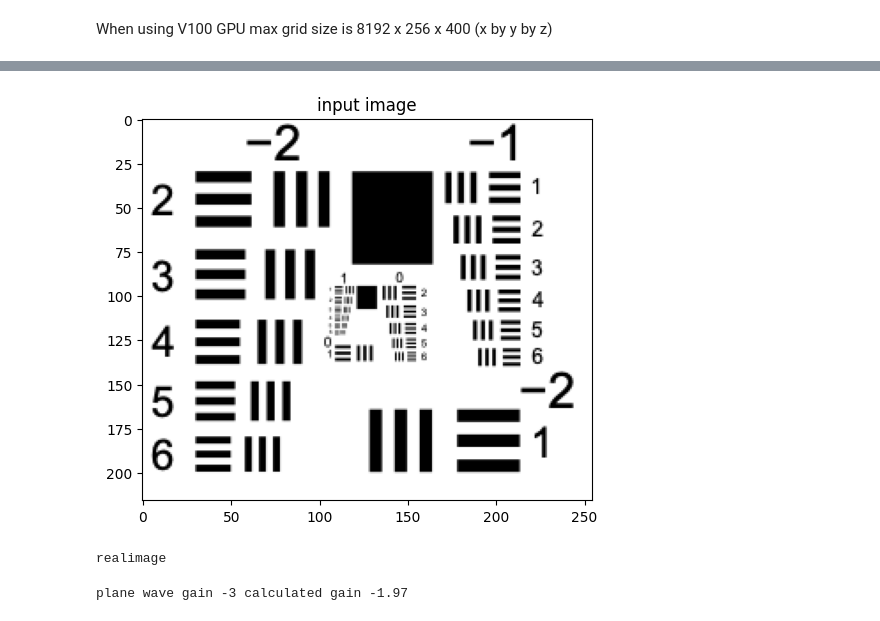
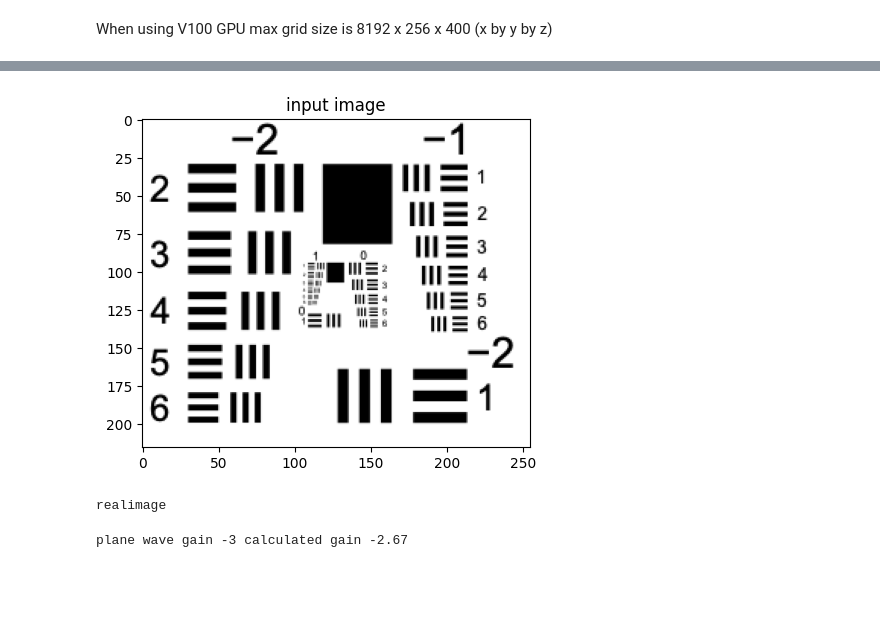
Before and after one commit to mcroning/Nonlinear-Beam-Propagation, a Jupyter notebook: PRcoupler.ipynb, the cells around one changed output, grey strips where cells are left out. Cells and saved outputs as stored; diff of their text form; code cells hidden in the pictures; blank space fills up the shorter version.

```diff
--- a/PRcoupler.ipynb
+++ b/PRcoupler.ipynb
@@ -79,7 +73,7 @@ Tukey_window_edge = 0.1 # @param {type:"number"}
 image_type = "real image" # @param ["real image", "phase image"]
 prop_random_steps = False # @param {type:"boolean"}
 backpropagate_output_image = True # @param {type:"boolean"}
-time_behavior = "Time Dependent" # @param ["Static", "Time Dependent"]
+time_behavior = "Static" # @param ["Static", "Time Dependent"]
 image_file_name = "/content/Nonlinear-Beam-Propagation/images/AF Res Chart.png" # @param {type:"string"}
 image_invert = False # @param {type:"boolean"}
 fanning_study = False # @param {type:"boolean"}
@@ -190,34 +184,34 @@ prdata={
     'sigma':sigma,
     'gl': gl,
     'xaper':xaper,
     'yaper':yaper,
     'xsamp':xsamp,
     'ysamp':ysamp,
     'rlen': rlen,
     'dz' : dz,
     'windowedge':windowedge,
     'lm':lm,
     'w01':w01,
     'w02':w02,
     'thout1':thout1,
     'thout2':thout2,
     'phi1':phi2,
     'phi2':phi1,
     'rat':rat,
     'transp1':transp1,
     'transp2':transp2,
     'backpropagate':backpropagate,
     'tsteps':tsteps,
     'tend':tend,
     'timedep':timedep,
     'image_size_factor':image_size_factor,
     'production':0,
     'noisetype':noisetype
 }
 w1
 # %% [output]
 [interactive output not drawn]
-[figure, old version]
+[figure, new version]
 # %%
 # @title  Generate derivative variables
 class res:
@@ -748,7 +742,7 @@ resout=res(imout, ampxz, amp, amp0)  #for imout measurement
     #return resout
 print('plane wave gain '+str(gl)+' calculated gain '+'{0:.2f}'.format(gain))
 # %% [output]
-plane wave gain -3 calculated gain -1.97
+plane wave gain -3 calculated gain -2.67
 # %%
 # @title  Display output
 def func(xx, aa, bb): #exponential gain fit
```
Also changed, not shown: parts of 5 cells of this notebook.
